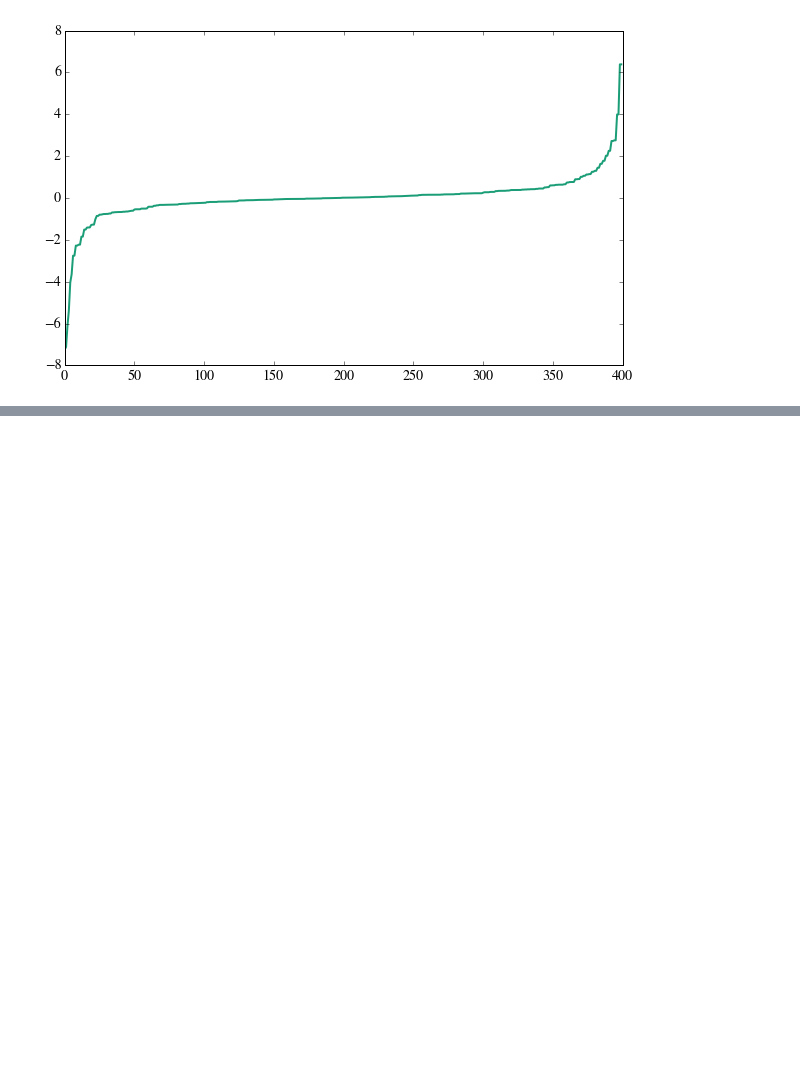
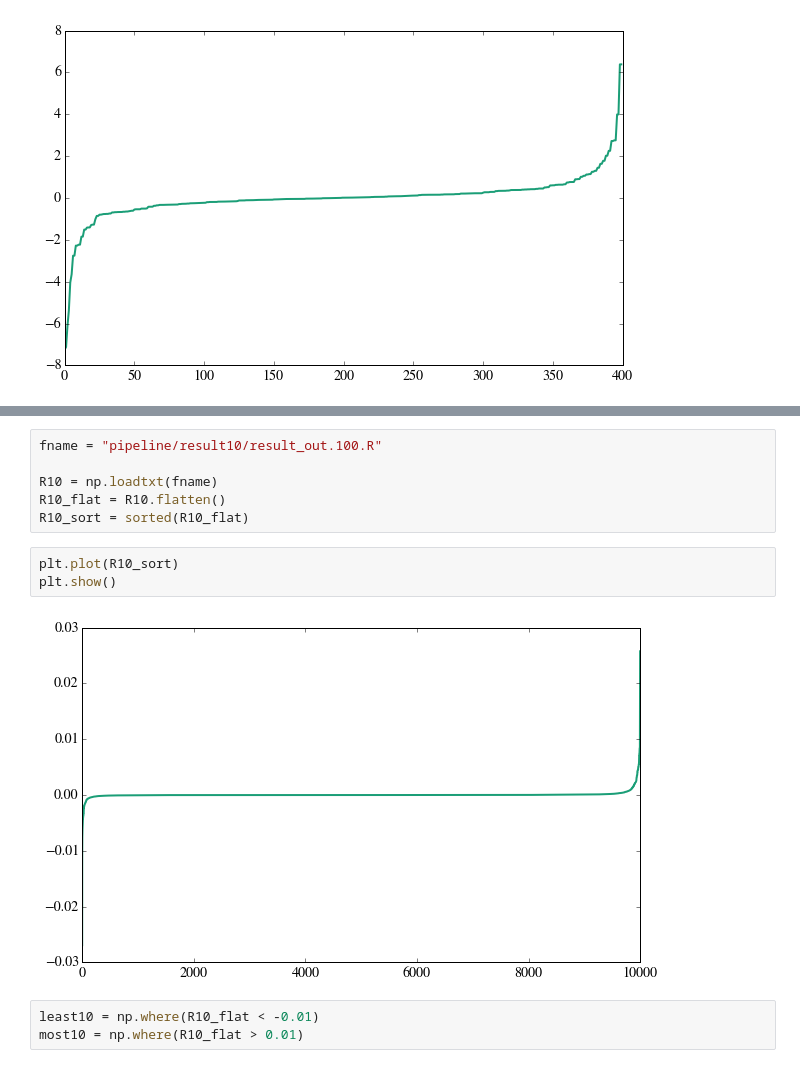
Before and after one commit to jming/thesis, a Jupyter notebook: R Analysis.ipynb, the cells around one changed output, grey strips where cells are left out. Saved outputs shown, nothing was run; the diff lists cells and outputs as text; blank space fills up the shorter version.

```diff
--- a/R Analysis.ipynb
+++ b/R Analysis.ipynb
@@ -59,0 +333,14 @@ plt.show()
+# %%
+fname = "pipeline/result10/result_out.100.R"
+
+R10 = np.loadtxt(fname)
+R10_flat = R10.flatten()
+R10_sort = sorted(R10_flat)
+# %%
+plt.plot(R10_sort)
+plt.show()
+# %% [output]
+[figure, added]
+# %%
+least10 = np.where(R10_flat < -0.01)
+most10 = np.where(R10_flat > 0.01)
```
Also changed, not shown: parts of 31 cells of this notebook, 45 other files.
